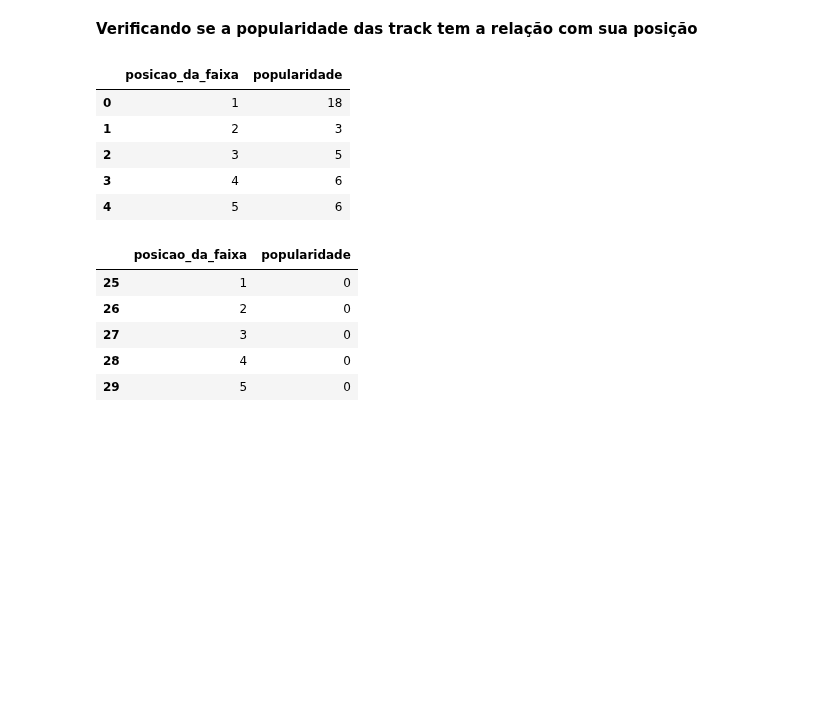
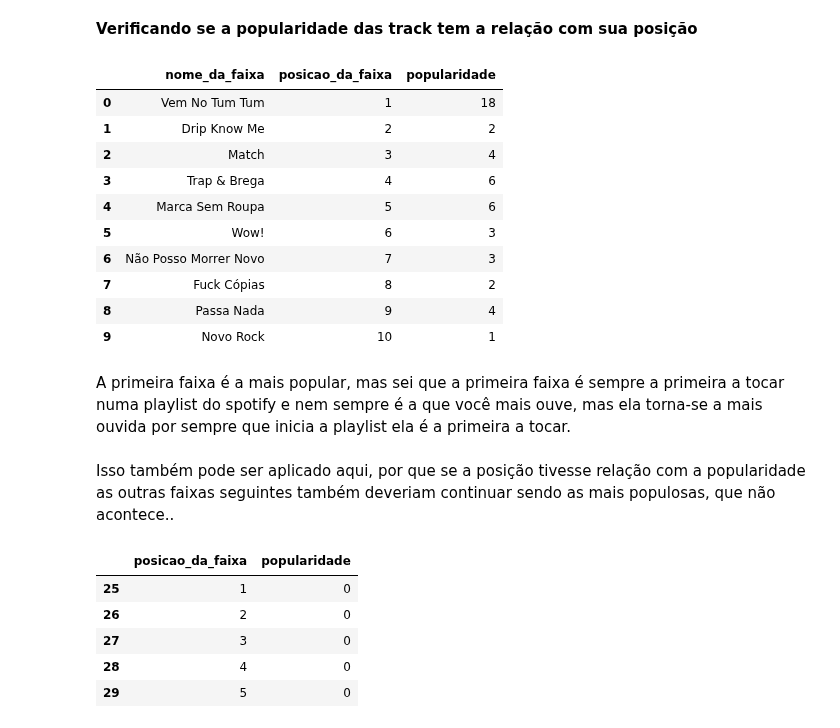
Before and after one commit to luislauriano/Data_Science, a Jupyter notebook: Projeto_construcao.ipynb, the cells around one changed output. Cells and saved outputs as stored; diff of their text form; code cells hidden in the pictures; blank space fills up the shorter version.

```diff
--- a/Projeto_construcao.ipynb
+++ b/Projeto_construcao.ipynb
@@ -471,14 +480,23 @@ Name: nome_da_faixa, dtype: object>
 # %% [markdown]
 **Verificando se a popularidade das track tem a relação com sua posição**
 # %%
-tff[['posicao_da_faixa', 'popularidade']][:5]
+tff[['nome_da_faixa', 'posicao_da_faixa', 'popularidade']][:10]
 # %% [output]
-|  | posicao_da_faixa | popularidade |
-| 0 | 1 | 18 |
-| 1 | 2 | 3 |
-| 2 | 3 | 5 |
-| 3 | 4 | 6 |
-| 4 | 5 | 6 |
+|  | nome_da_faixa | posicao_da_faixa | popularidade |
+| 0 | Vem No Tum Tum | 1 | 18 |
+| 1 | Drip Know Me | 2 | 2 |
+| 2 | Match | 3 | 4 |
+| 3 | Trap & Brega | 4 | 6 |
+| 4 | Marca Sem Roupa | 5 | 6 |
+| 5 | Wow! | 6 | 3 |
+| 6 | Não Posso Morrer Novo | 7 | 3 |
+| 7 | Fuck Cópias | 8 | 2 |
+| 8 | Passa Nada | 9 | 4 |
+| 9 | Novo Rock | 10 | 1 |
+# %% [markdown]
+A primeira faixa é a mais popular, mas sei que a primeira faixa é sempre a primeira a tocar numa playlist do spotify e nem sempre é a que você mais ouve, mas ela torna-se a mais ouvida por sempre que inicia a playlist ela é a primeira a tocar.
+# %% [markdown]
+Isso também pode ser aplicado aqui, por que se a posição tivesse relação com a popularidade as outras faixas seguintes também deveriam continuar sendo as mais populosas, que não acontece..
 # %%
 rmx[['posicao_da_faixa', 'popularidade']][:5]
 # %% [output]
```
Also changed, not shown: parts of 12 cells of this notebook.
